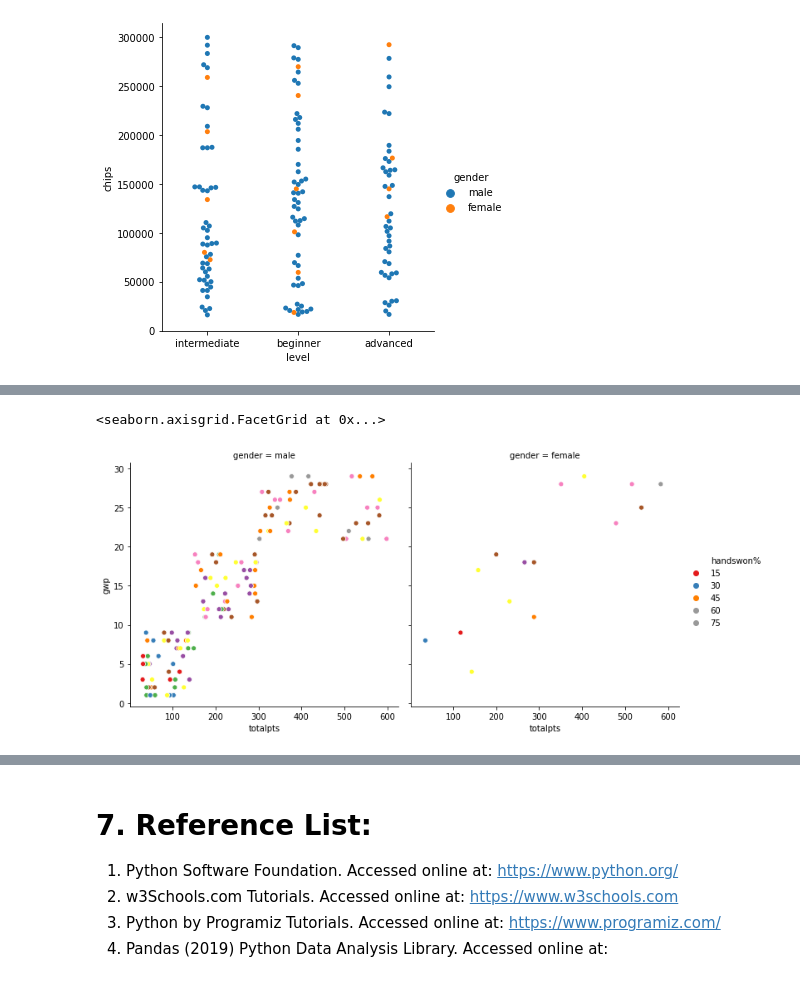
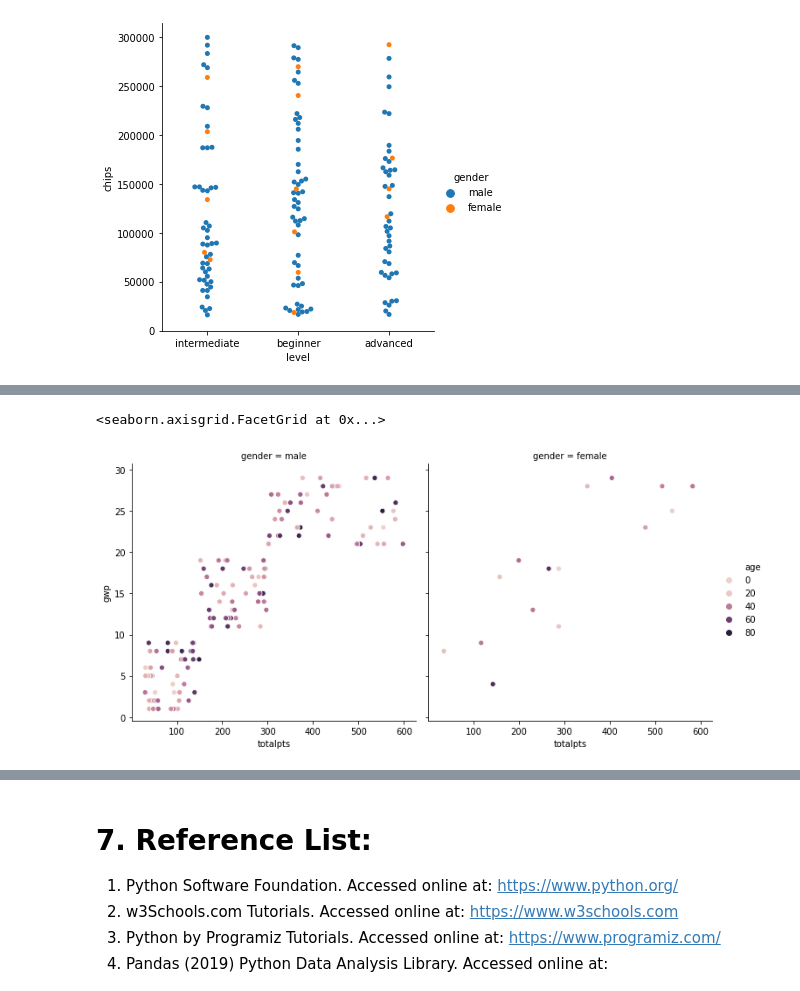
Before and after one commit to garycunningham89/progdataanalysisproject, a Jupyter notebook: Programming for Data Analysis Final Project.ipynb, the cells around one changed output, grey strips where cells are left out. Cells and saved outputs as stored; diff of their text form; code cells hidden in the pictures.

```diff
--- a/Programming for Data Analysis Final Project.ipynb
+++ b/Programming for Data Analysis Final Project.ipynb
@@ -747,6 +810,6 @@ sns.relplot(x="totalpts", y="gwp", hue = "handswon%", col = "level", data=datase
 # %%
-#using relplot and scatter kind to plot the variables totalpts, gwp, handswon% in the columns of gender with a palette of Set1.
-sns.relplot(x="totalpts", y="gwp", hue = "handswon%", col = "gender", data=dataset, palette='Set1', kind = "scatter")
+#using relplot and scatter kind to plot the variables totalpts, gwp, age in the columns of gender with a palette of Set1.
+sns.relplot(x="totalpts", y="gwp", hue = "age", col = "gender", data=dataset, kind = "scatter")
 # %% [output]
 <seaborn.axisgrid.FacetGrid at 0x...>
-[figure, old version]
+[figure, new version]
```
Also changed, not shown: parts of 23 cells of this notebook.
